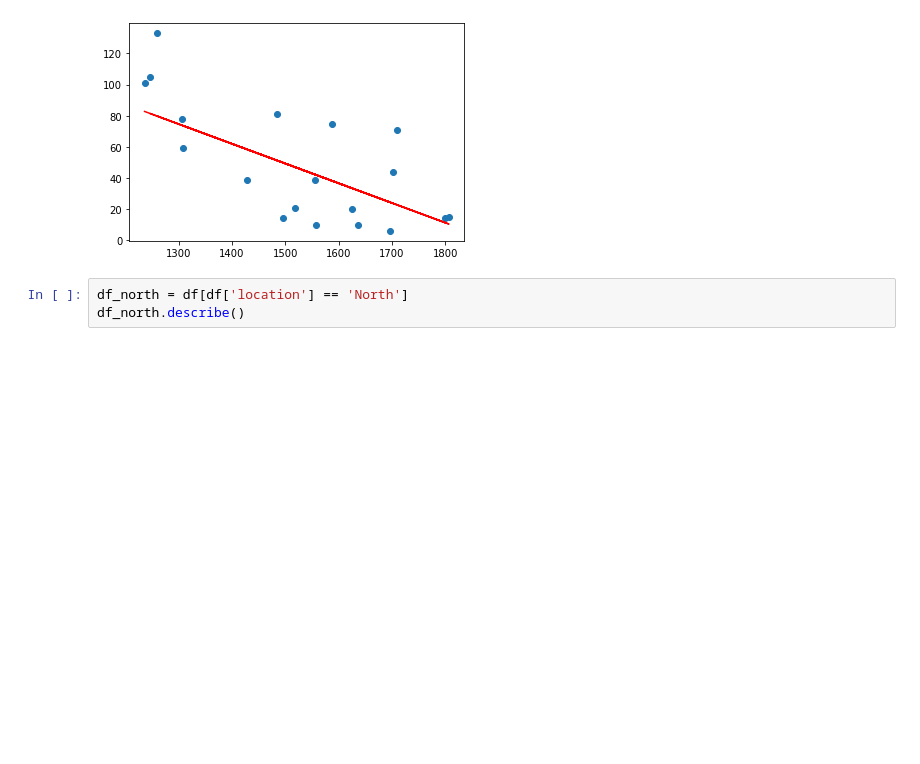
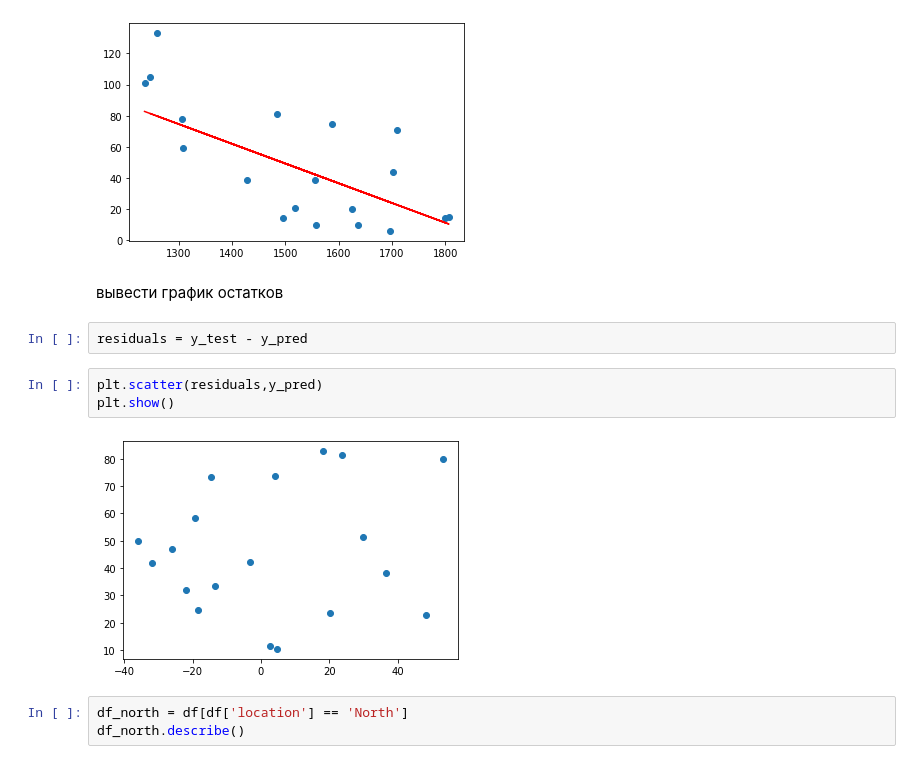
Before and after one commit to dochaauch/Python_for_analisys, a Jupyter notebook: 18_correlation.ipynb, the cells around one changed output. Cells and saved outputs as stored; diff of their text form; blank space fills up the shorter version.

```diff
--- a/18_correlation.ipynb
+++ b/18_correlation.ipynb
@@ -138,6 +139,15 @@ plt.plot(X_test, y_pred, c='r')
 # %% [output]
 [<matplotlib.lines.Line2D at 0x...>]
 [figure]
+# %% [markdown]
+вывести график остатков
+# %%
+residuals = y_test - y_pred
+# %%
+plt.scatter(residuals,y_pred)
+plt.show()
+# %% [output]
+[figure, added]
 # %%
 df_north = df[df['location'] == 'North']
 df_north.describe()
```
Also changed, not shown: parts of 6 cells of this notebook.
